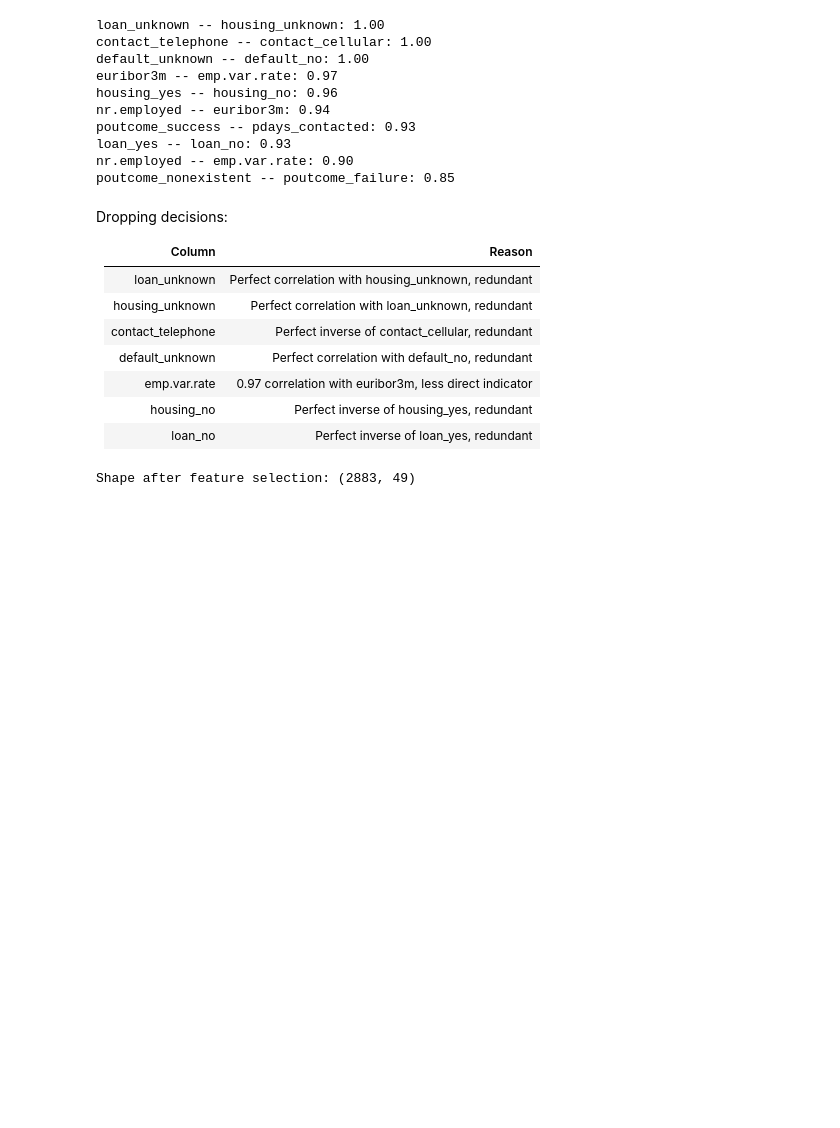
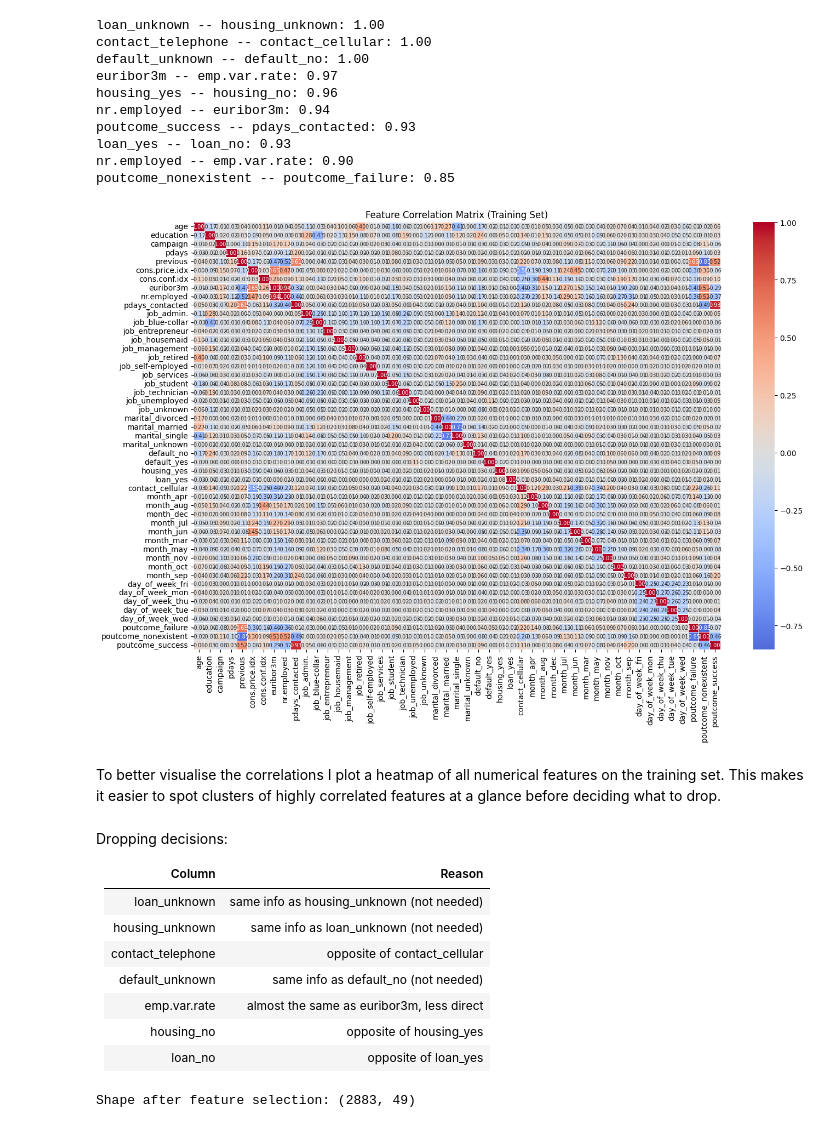
Before and after one commit to javocruz/ML-fundamentals-2026, a Jupyter notebook: assignment1_Javier_Cruz.ipynb, the cells around one changed output. Cells and saved outputs as stored; diff of their text form; code cells hidden in the pictures; blank space fills up the shorter version.

```diff
--- a/assignment1_Javier_Cruz.ipynb
+++ b/assignment1_Javier_Cruz.ipynb
@@ -404,18 +408,43 @@ poutcome_success -- pdays_contacted: 0.93
 loan_yes -- loan_no: 0.93
 nr.employed -- emp.var.rate: 0.90
 poutcome_nonexistent -- poutcome_failure: 0.85
+# %%
+import seaborn as sns
+
+# select only numerical/continuous columns for the heatmap
+num_cols_corr = X_train.select_dtypes(include=['float64', 'int64']).columns.tolist()
+
+corr_matrix = X_train[num_cols_corr].corr()
+
+plt.figure(figsize=(14, 10))
+sns.heatmap(
+    corr_matrix,
+    annot=True,
+    fmt='.2f',
+    cmap='coolwarm',
+    center=0,
+    linewidths=0.5,
+    annot_kws={'size': 7}
+)
+plt.title('Feature Correlation Matrix (Training Set)')
+plt.tight_layout()
+plt.show()
+# %% [output]
+[figure, added]
+# %% [markdown]
+To better visualise the correlations I plot a heatmap of all numerical features on the training set. This makes it easier to spot clusters of highly correlated features at a glance before deciding what to drop.
 # %% [markdown]
 Dropping decisions:
 
 | Column | Reason |
 |--------|--------|
-| loan_unknown | Perfect correlation with housing_unknown, redundant |
-| housing_unknown | Perfect correlation with loan_unknown, redundant |
-| contact_telephone | Perfect inverse of contact_cellular, redundant |
-| default_unknown | Perfect correlation with default_no, redundant |
-| emp.var.rate | 0.97 correlation with euribor3m, less direct indicator |
-| housing_no | Perfect inverse of housing_yes, redundant |
-| loan_no | Perfect inverse of loan_yes, redundant |
+| loan_unknown | same info as housing_unknown (not needed) |
+| housing_unknown | same info as loan_unknown (not needed) |
+| contact_telephone | opposite of contact_cellular |
+| default_unknown | same info as default_no (not needed) |
+| emp.var.rate | almost the same as euribor3m, less direct|
+| housing_no | opposite of housing_yes |
+| loan_no | opposite of loan_yes |
 # %%
 # drop highly correlated features
 cols_to_drop = [
```
Also changed, not shown: parts of 26 cells of this notebook.
